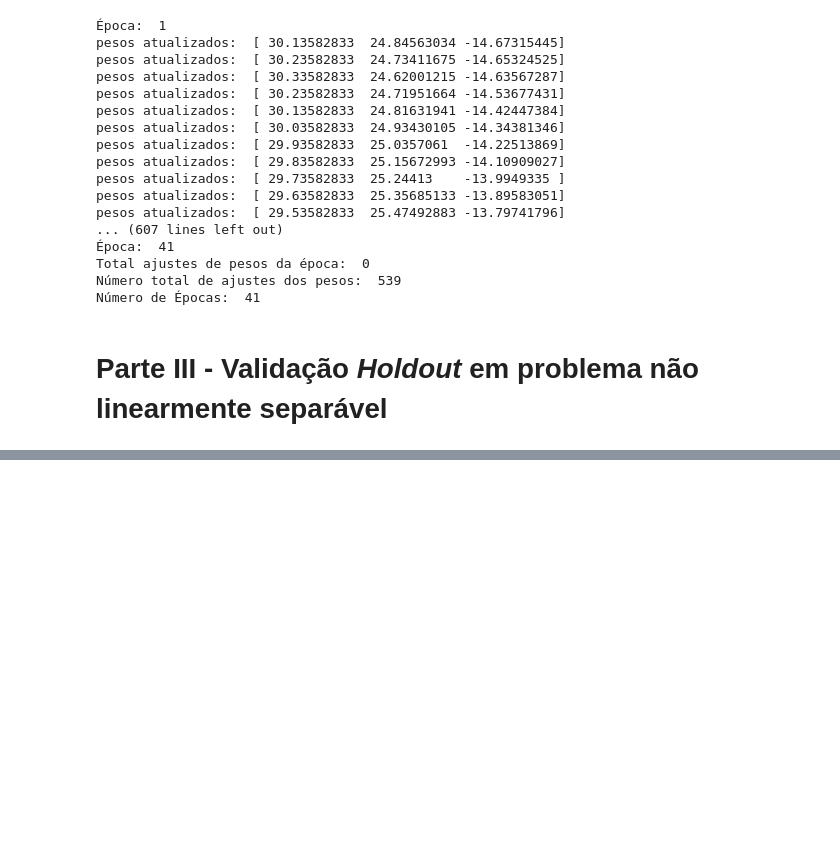
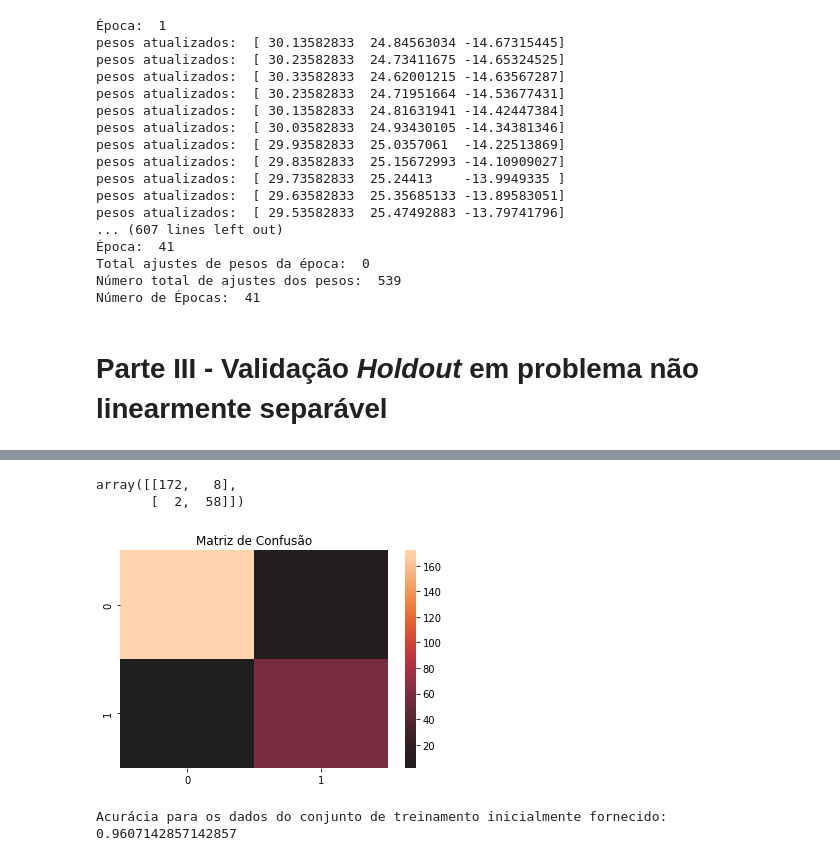
Before and after one commit to willianszwy/Aprendizado-Supervisionado-no-Neuronio-Perceptron, a Jupyter notebook: Perceptron.ipynb, the cells around one changed output, grey strips where cells are left out. Saved outputs shown, nothing was run; the diff lists cells and outputs as text; code cells hidden in the pictures; blank space fills up the shorter version.

```diff
--- a/Perceptron.ipynb
+++ b/Perceptron.ipynb
@@ -170,0 +294,26 @@ Número de Épocas:  41
+# %%
+exemplos_teste_x = exemplos_teste[:,:2]
+exemplos_teste_y = exemplos_teste[:,2]
+
+predicao_teste = neuronio.teste(exemplos_teste_x)
+
+cm = confusion_matrix(exemplos_teste_y, predicao_teste)
+cm
+# %% [output]
+array([[172,   8],
+       [  2,  58]])
+# %%
+sns.heatmap(cm, center=True)
+plt.title("Matriz de Confusão")
+plt.show()
+# %% [output]
+[figure, added]
+# %%
+exemplos_treino_x = exemplos_treino[:,:2]
+exemplos_treino_y = exemplos_treino[:,2]
+
+predicao_treino = neuronio.teste(exemplos_treino_x)
+
+print("Acurácia para os dados do conjunto de treinamento inicialmente fornecido: ", metrics.accuracy_score(exemplos_treino_y, predicao_treino))
+# %% [output]
+Acurácia para os dados do conjunto de treinamento inicialmente fornecido:  0.9607142857142857
```
Also changed, not shown: parts of 11 cells of this notebook.
